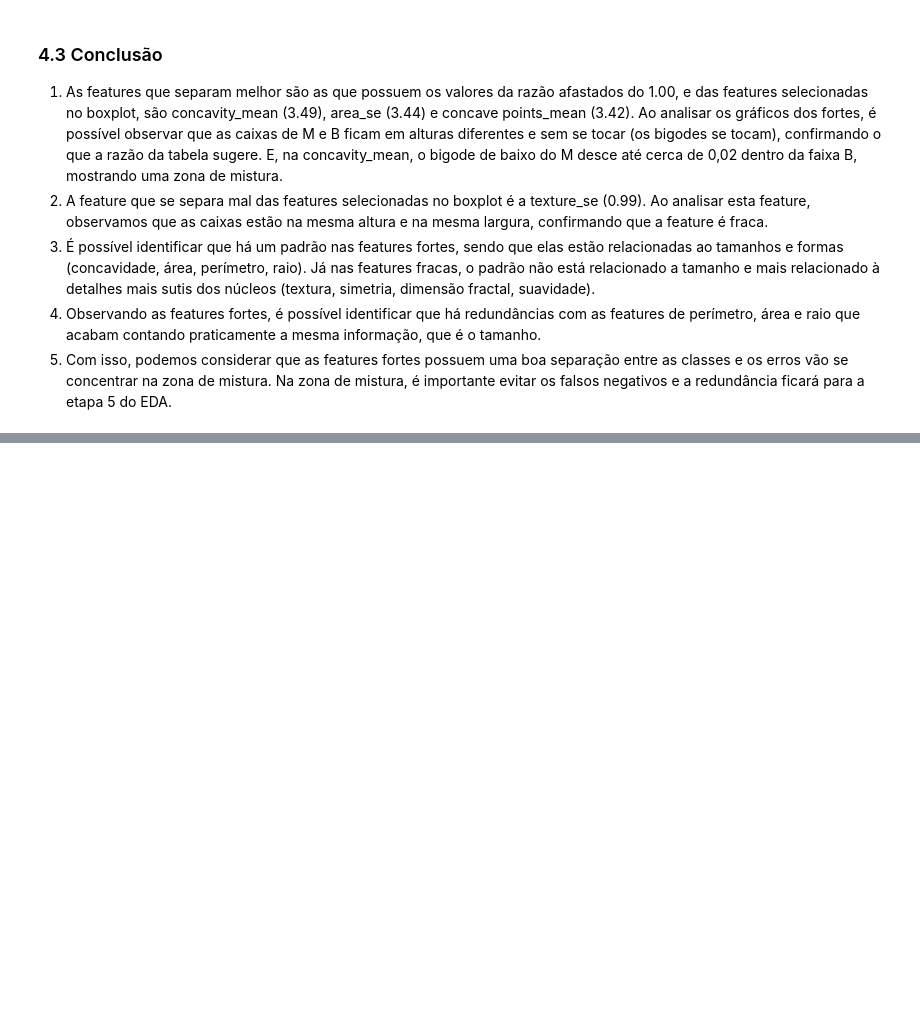
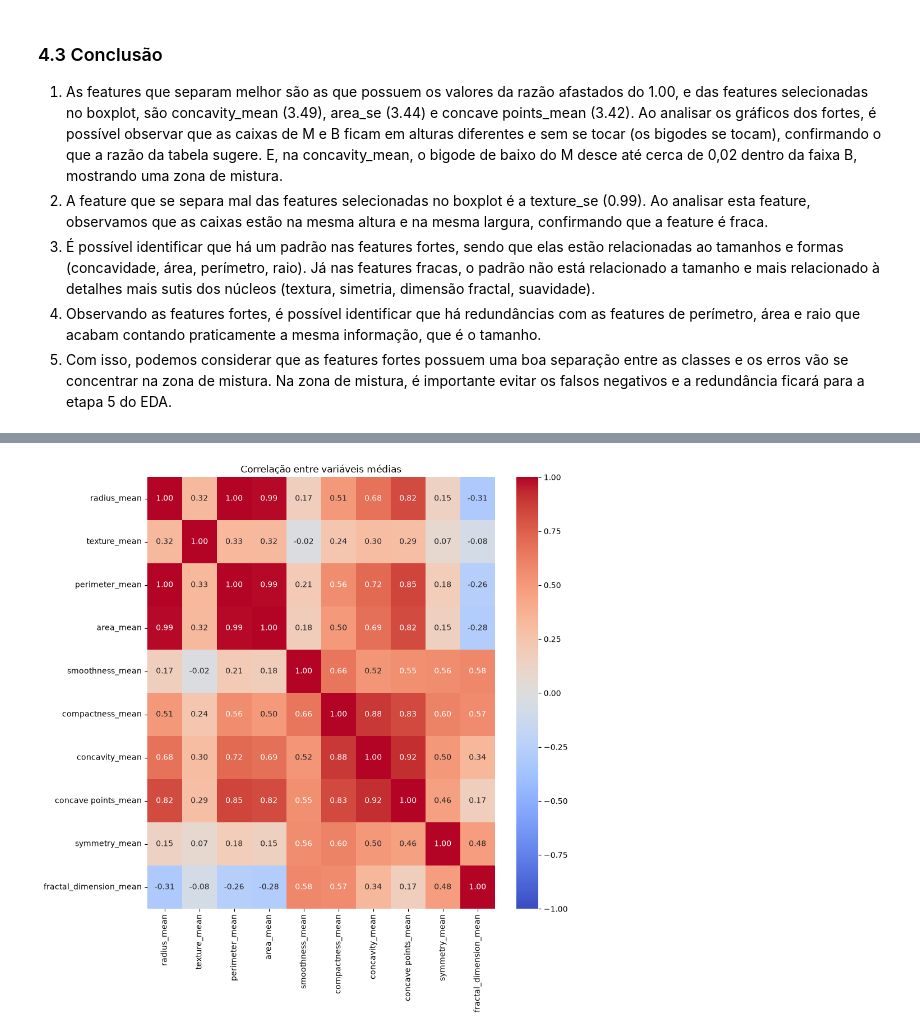
Before and after one commit to mathnags/tech-challenge, a Jupyter notebook: notebooks/01_eda.ipynb, the cells around one changed output, grey strips where cells are left out. Saved outputs shown, nothing was run; the diff lists cells and outputs as text; code cells hidden in the pictures; blank space fills up the shorter version.

Commit message:
EDA etapa 5: correlação entre features e com o diagnóstico

```diff
--- a/notebooks/01_eda.ipynb
+++ b/notebooks/01_eda.ipynb
@@ -268,0 +273,3 @@ plt.show()
+# %%
+cols_mean = [c for c in df.columns if c.endswith("_mean")]
+print(len(cols_mean), cols_mean)
@@ -268,0 +278,3 @@ plt.show()
+# %%
+corr_mean = df[cols_mean].corr()
+corr_mean.round(2)
@@ -268,0 +293,9 @@ plt.show()
+# %%
+fig, ax = plt.subplots(figsize=(10, 10))
+sns.heatmap(corr_mean, annot=True, fmt=".2f",
+            cmap="coolwarm", vmin=-1, vmax=1, ax=ax)
+ax.set_title("Correlação entre variáveis médias")
+fig.savefig("../reports/figures/correlacao_matrix.png", bbox_inches="tight")
+plt.show()
+# %% [output]
+[figure, added]
```
Also changed, not shown: parts of 8 cells of this notebook, 1 other file.
